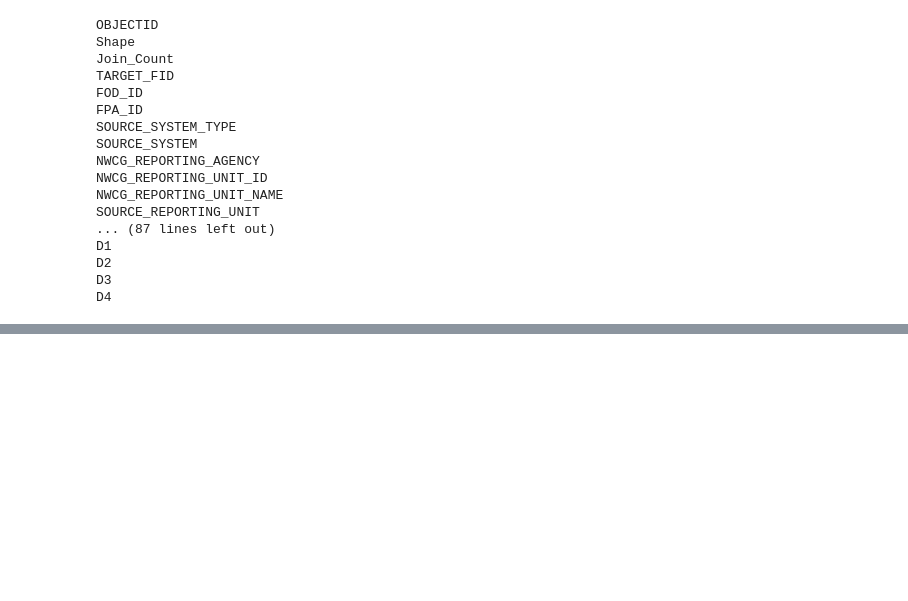
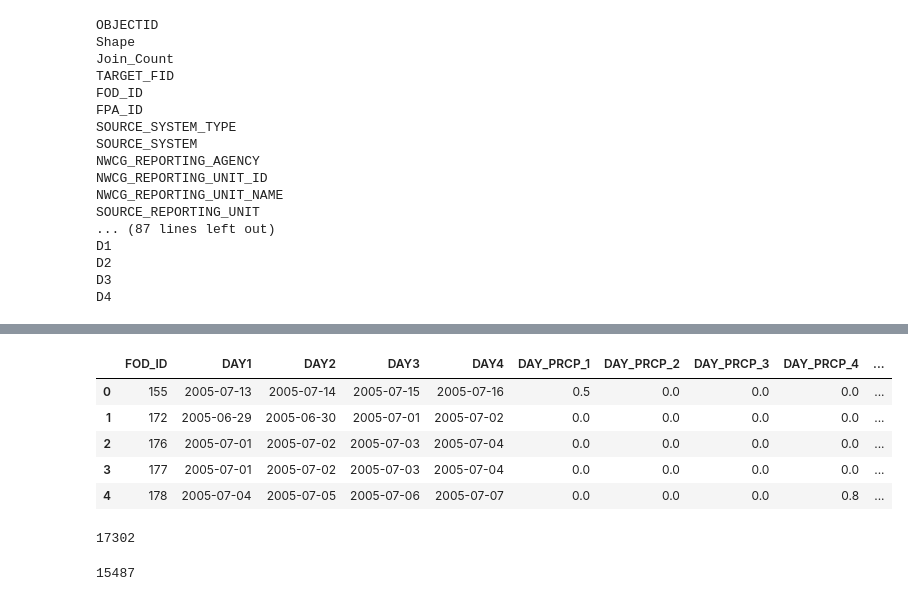
Before and after one commit to vc-adams/Idaho_Wildfires_Dashboard, a Jupyter notebook: Data_Wrangling_KCY.ipynb, the cells around one changed output, grey strips where cells are left out. Saved outputs shown, nothing was run; the diff lists cells and outputs as text; code cells hidden in the pictures; blank space fills up the shorter version.

```diff
--- a/Data_Wrangling_KCY.ipynb
+++ b/Data_Wrangling_KCY.ipynb
@@ -352,0 +379,4 @@ D4
+# %%
+cols = ['FOD_ID', 'DAY1','DAY2','DAY3','DAY4','DAY_PRCP_1','DAY_PRCP_2','DAY_PRCP_3','DAY_PRCP_4','DAY_AVG_TEMP_1','DAY_AVG_TEMP_2','DAY_AVG_TEMP_3','DAY_AVG_TEMP_4']
+# %%
+weather_flipped = pd.DataFrame(columns=cols)
@@ -352,0 +387,2 @@ D4
+# %%
+unique_Ids = fire_weather_data.FOD_ID.unique().tolist()
@@ -352,0 +409,55 @@ D4
+# %%
+for id in unique_Ids:
+    print(id)
+    weather_id = fire_weather_data[(fire_weather_data['FOD_ID'] == id)]
+
+    if(len(weather_id)==4):
+        weather_flipped = weather_flipped.append({
+        'FOD_ID' : id ,
+        'DAY1' : weather_id.iloc[0,3],
+        'DAY2' : weather_id.iloc[1,3],
+        'DAY3' : weather_id.iloc[2,3],
+        'DAY4' : weather_id.iloc[3,3],
+        'DAY_PRCP_1' : weather_id.iloc[0,2],
+        'DAY_PRCP_2' : weather_id.iloc[1,2],
+        'DAY_PRCP_3' : weather_id.iloc[2,2],
+        'DAY_PRCP_4' : weather_id.iloc[3,2],
+        'DAY_AVG_TEMP_1' : weather_id.iloc[0,1],
+        'DAY_AVG_TEMP_2' : weather_id.iloc[1,1],
+        'DAY_AVG_TEMP_3' : weather_id.iloc[2,1],
+        'DAY_AVG_TEMP_4' : weather_id.iloc[3,1]
+        }, ignore_index=True)
+    elif(len(weather_id)==3):
+        weather_flipped = weather_flipped.append({
+        'FOD_ID' : id ,
+        'DAY1' : weather_id.iloc[0,3],
+        'DAY2' : weather_id.iloc[1,3],
+        'DAY3' : weather_id.iloc[2,3],
+        'DAY_PRCP_1' : weather_id.iloc[0,2],
+        'DAY_PRCP_2' : weather_id.iloc[1,2],
+        'DAY_PRCP_3' : weather_id.iloc[2,2],
+        'DAY_AVG_TEMP_1' : weather_id.iloc[0,1],
+        'DAY_AVG_TEMP_2' : weather_id.iloc[1,1],
+        'DAY_AVG_TEMP_3' : weather_id.iloc[2,1]
+        }, ignore_index=True)
+
+    elif(len(weather_id)==2):
+        weather_flipped = weather_flipped.append({
+        'FOD_ID' : id ,
+        'DAY1' : weather_id.iloc[0,3],
+        'DAY2' : weather_id.iloc[1,3],
+        'DAY_PRCP_1' : weather_id.iloc[0,2],
+        'DAY_PRCP_2' : weather_id.iloc[1,2],
+        'DAY_AVG_TEMP_1' : weather_id.iloc[0,1],
+        'DAY_AVG_TEMP_2' : weather_id.iloc[1,1]
+        }, ignore_index=True)
+    else:
+        weather_flipped = weather_flipped.append({
+        'FOD_ID' : id ,
+        'DAY1' : weather_id.iloc[0,3],
+        'DAY_PRCP_1' : weather_id.iloc[0,2],
+        'DAY_AVG_TEMP_1' : weather_id.iloc[0,1],
+        }, ignore_index=True)
+
+weather_flipped.head()
+# %% [output]
@@ -352,0 +481,14 @@ D4
+|  | FOD_ID | DAY1 | DAY2 | DAY3 | DAY4 | DAY_PRCP_1 | DAY_PRCP_2 | DAY_PRCP_3 | DAY_PRCP_4 | ... |
+| 0 | 155 | 2005-07-13 | 2005-07-14 | 2005-07-15 | 2005-07-16 | 0.5 | 0.0 | 0.0 | 0.0 | ... |
+| 1 | 172 | 2005-06-29 | 2005-06-30 | 2005-07-01 | 2005-07-02 | 0.0 | 0.0 | 0.0 | 0.0 | ... |
+| 2 | 176 | 2005-07-01 | 2005-07-02 | 2005-07-03 | 2005-07-04 | 0.0 | 0.0 | 0.0 | 0.0 | ... |
+| 3 | 177 | 2005-07-01 | 2005-07-02 | 2005-07-03 | 2005-07-04 | 0.0 | 0.0 | 0.0 | 0.0 | ... |
+| 4 | 178 | 2005-07-04 | 2005-07-05 | 2005-07-06 | 2005-07-07 | 0.0 | 0.0 | 0.0 | 0.8 | ... |
+# %%
+print(len(weather_flipped))
+# %% [output]
+17302
+# %%
+print(len(fires_YEAR))
+# %% [output]
+15487
```
Also changed, not shown: parts of 14 cells of this notebook.
